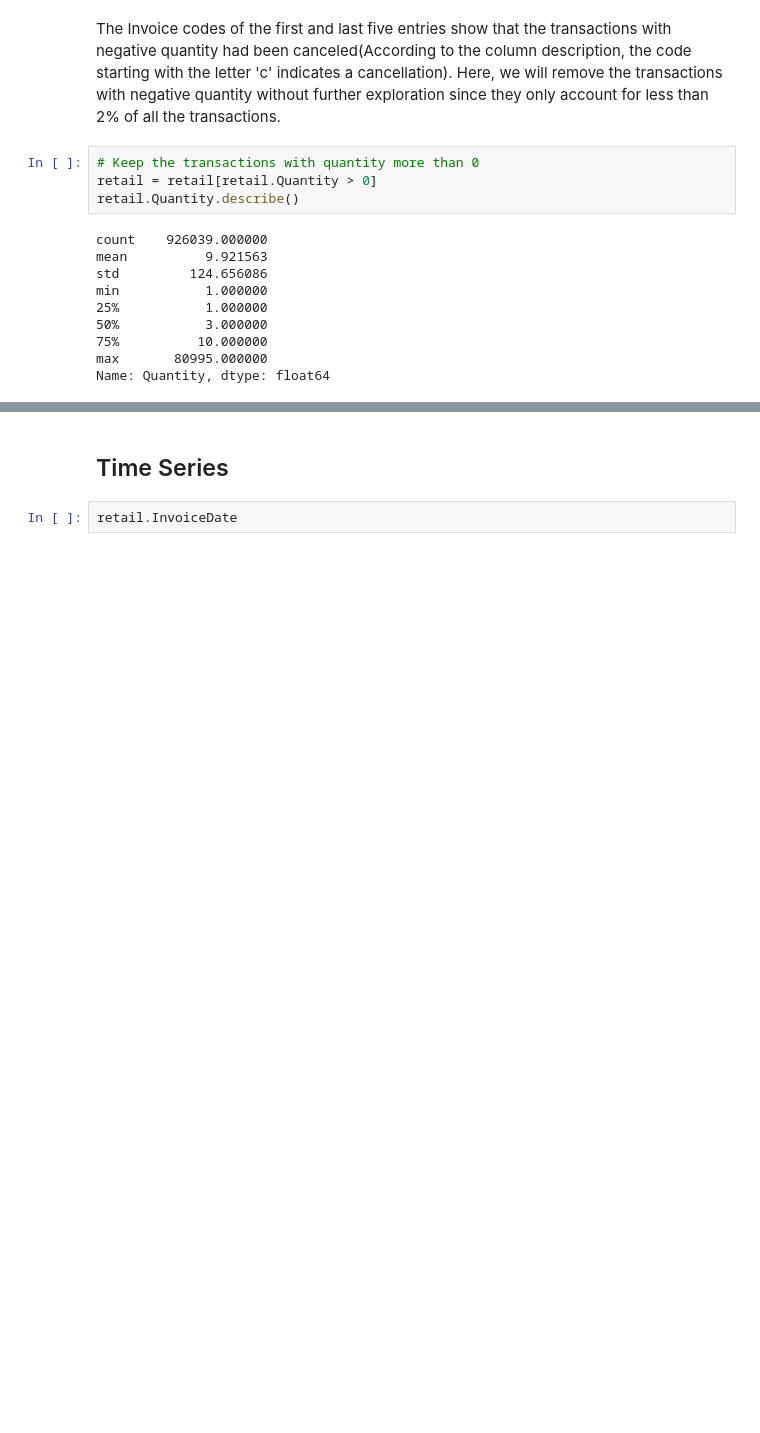
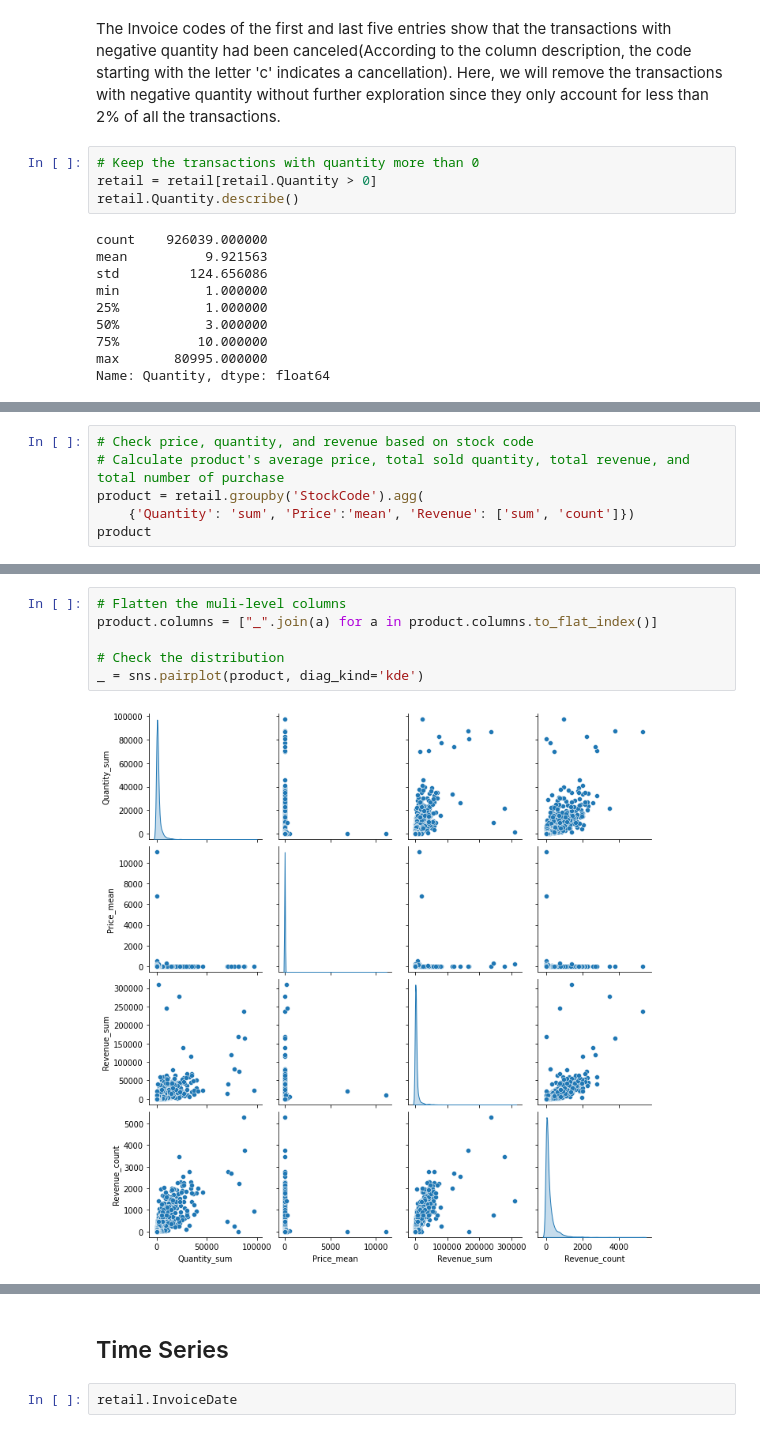
Before and after one commit to lasayin/Online-Retail-Business-Analysis-and-Customer-Segmentation, a Jupyter notebook: Data_Wrangling.ipynb, the cells around one changed output, grey strips where cells are left out. Cells and saved outputs as stored; diff of their text form; blank space fills up the shorter version.

```diff
--- a/Data_Wrangling.ipynb
+++ b/Data_Wrangling.ipynb
@@ -294,0 +321,6 @@ Name: Quantity, dtype: float64
+# %%
+# Check price, quantity, and revenue based on stock code
+# Calculate product's average price, total sold quantity, total revenue, and total number of purchase
+product = retail.groupby('StockCode').agg(
+    {'Quantity': 'sum', 'Price':'mean', 'Revenue': ['sum', 'count']})
+product
@@ -294,0 +343,8 @@ Name: Quantity, dtype: float64
+# %%
+# Flatten the muli-level columns
+product.columns = ["_".join(a) for a in product.columns.to_flat_index()]
+
+# Check the distribution
+_ = sns.pairplot(product, diag_kind='kde')
+# %% [output]
+[figure, added]
```
Also changed, not shown: parts of 22 cells of this notebook.
